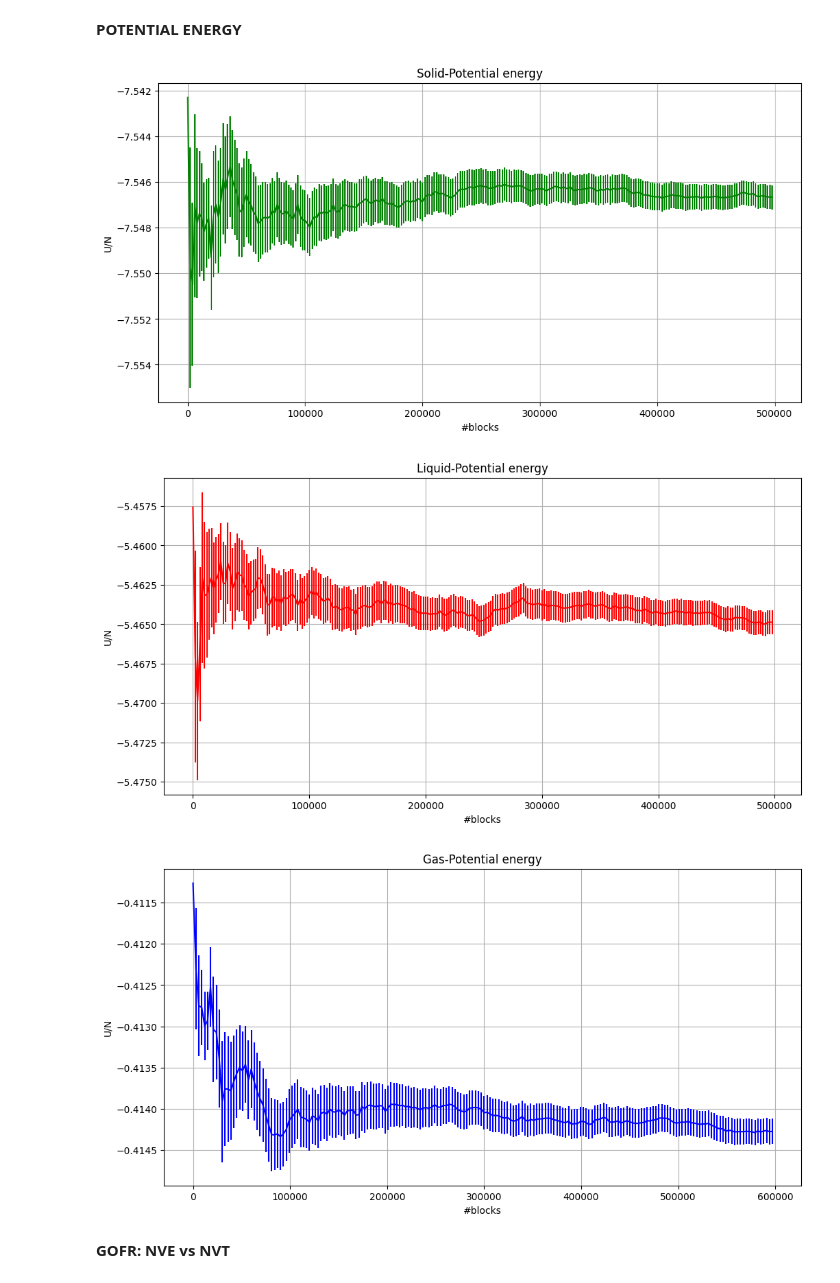
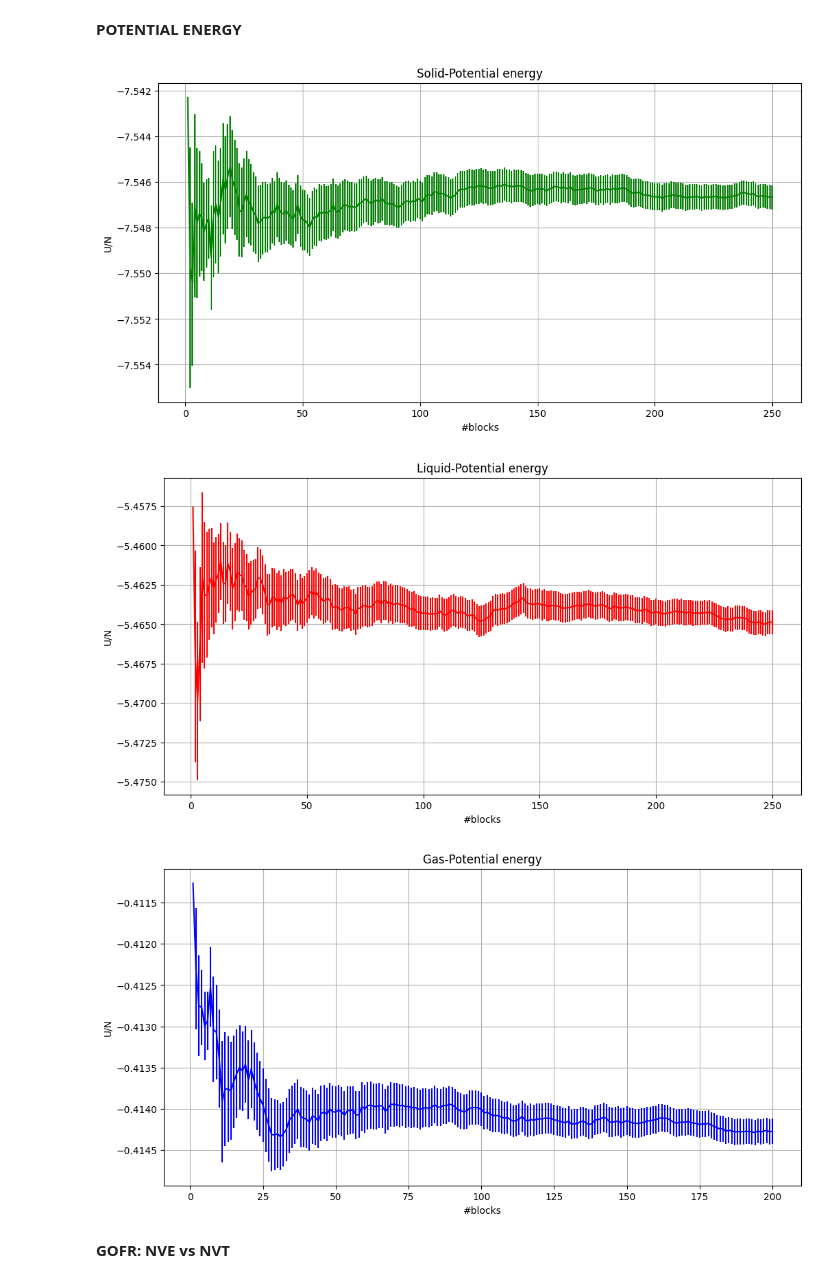
Before and after one commit to francescogrienti/NumericalSimulationLaboratory, a Jupyter notebook: LSN_lecture_07/notebook_7.ipynb, the cells around one changed output. Drawn from its saved outputs; the diff is of its cells as text; code cells hidden in the pictures.

```diff
--- a/LSN_lecture_07/notebook_7.ipynb
+++ b/LSN_lecture_07/notebook_7.ipynb
@@ -258,36 +258,36 @@ plt.show()
 # %%
 y = solid_penergy[:,2]
 plt.figure(figsize=(12,6))
-plt.errorbar(x,y,yerr=solid_penergy[:,3], color="green")
+plt.errorbar(solid_penergy[:,0],y,yerr=solid_penergy[:,3], color="green")
 plt.title("Solid-Potential energy")
 plt.xlabel("#blocks")
 plt.ylabel("U/N")
 plt.grid(True)
 plt.show()
 # %% [output]
-[figure, old version]
+[figure, new version]
 # %%
 y = liquid_penergy[:,2]
 plt.figure(figsize=(12,6))
-plt.errorbar(x,y,yerr=liquid_penergy[:,3], color="red")
+plt.errorbar(liquid_penergy[:,0],y,yerr=liquid_penergy[:,3], color="red")
 plt.title("Liquid-Potential energy")
 plt.xlabel("#blocks")
 plt.ylabel("U/N")
 plt.grid(True)
 plt.show()
 # %% [output]
-[figure, old version]
+[figure, new version]
 # %%
 y = gas_penergy[:,2]
 plt.figure(figsize=(12,6))
-plt.errorbar(x_gas,y,yerr=gas_penergy[:,3], color="blue")
+plt.errorbar(gas_penergy[:,0],y,yerr=gas_penergy[:,3], color="blue")
 plt.title("Gas-Potential energy")
 plt.xlabel("#blocks")
 plt.ylabel("U/N")
 plt.grid(True)
 plt.show()
 # %% [output]
-[figure, old version]
+[figure, new version]
 # %% [markdown]
 **GOFR: NVE vs NVT**
 # %%
```
Also changed, not shown: parts of 4 cells of this notebook, 15 other files.
